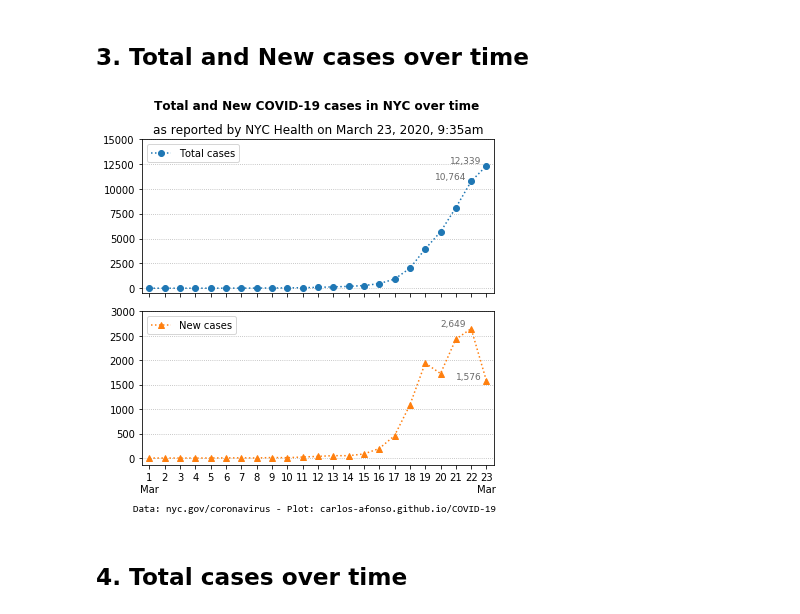
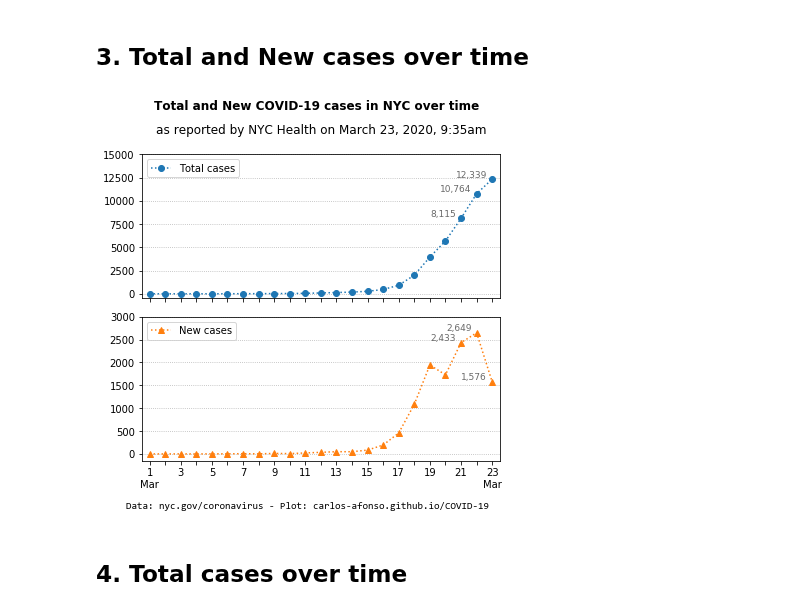
Before and after one commit to carlos-afonso/COVID-19, a Jupyter notebook: notebooks/nyc-covid-19-cases-over-time.ipynb, the cells around one changed output. Cells and saved outputs as stored; diff of their text form; code cells hidden in the pictures.

Commit message:
improves plot

```diff
--- a/notebooks/nyc-covid-19-cases-over-time.ipynb
+++ b/notebooks/nyc-covid-19-cases-over-time.ipynb
@@ -81,33 +81,35 @@ df
 # %%
 fig, (ax1, ax2) = plt.subplots(2, figsize=(6, 6), sharex=True)
 
 ax1.plot(df['date_label'], df['total_cases'], 'o:', color='C0', label='Total cases')
 #ax1.plot(df['date_label'], df['new_cases'], '^:', color='C1', label='New cases')
-n1 = 2
+n1 = 3
 for xy in zip(range(len(df)-n1, len(df)), df['total_cases'].iloc[-n1:]):
     ax1.annotate('{:,}'.format(xy[1]), xy=xy, xytext=(-5, 0), textcoords='offset points', ha='right', va='bottom', color='dimgray', fontsize=9)
 ax1.set_xlim(-0.5, len(df)-0.5)
 ax1.set_ylim(-500, 15000)
 ax1.grid(axis='y', linestyle=':')
 ax1.legend(loc='upper left')
 
 ax2.plot(df['date_label'], df['new_cases'], '^:', color='C1', label='New cases')
-n2 = 2
+n2 = 3
 for xy in zip(range(len(df)-n2, len(df)), df['new_cases'].iloc[-n2:]):
     ax2.annotate('{:,}'.format(xy[1]), xy=xy, xytext=(-5, 0), textcoords='offset points', ha='right', va='bottom', color='dimgray', fontsize=9)
-#ax2.set_xlim(-0.5, len(df)-0.5)
 ax2.set_ylim(-150, 3000)
 ax2.grid(axis='y', linestyle=':')
 ax2.legend(loc='upper left')
 
 plt.suptitle('Total and New COVID-19 cases in NYC over time', x=0.52, fontweight='bold')
-ax1.set_title(update_str)
-ax2.text(-1.1, -1100, source_str, fontfamily='Consolas')
+ax1.set_title(update_str + '\n')
+ax2.text(-1.5, -1200, source_str, fontfamily='Consolas')
+
+x_labels = [df['date_label'].iloc[i] if i%2==0 else '' for i in range(len(df))]
+ax1.set_xticklabels(x_labels)
 
 plt.tight_layout(rect=[0, 0, 1, 0.95])
 plt.show()
 # %% [output]
-[figure, old version]
+[figure, new version]
 # %%
 # Save figure as SVG and PNG images
 file_path = '../images/nyc-covid-19-total-and-new-cases-over-time'
```
Also changed, not shown: 4 other files.
